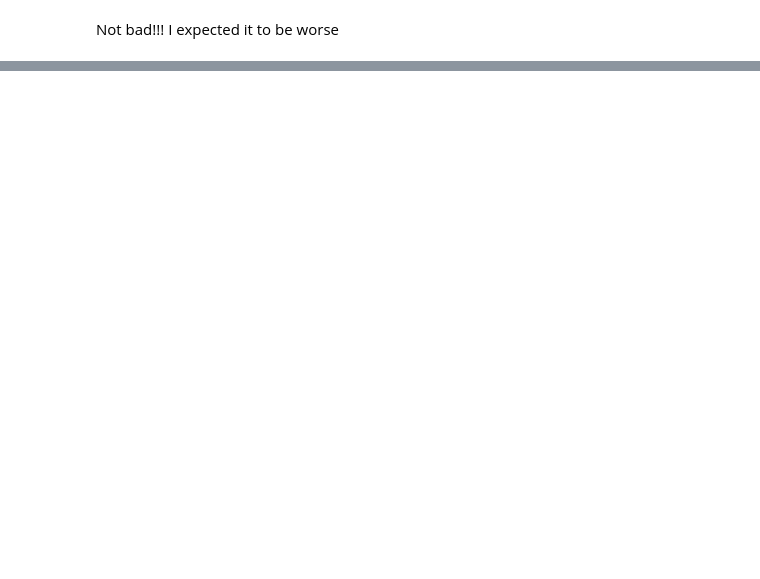
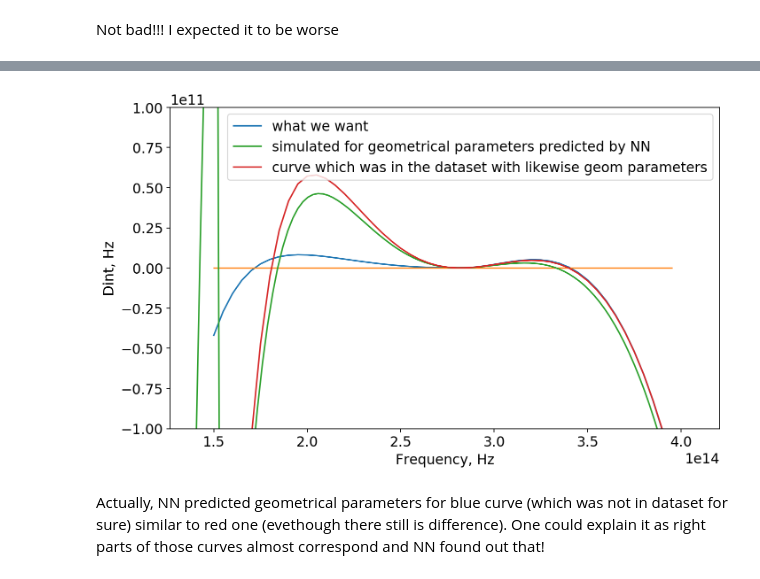
Before and after one commit to akarazeev/REDE, a Jupyter notebook: main_keras_realization.ipynb, the cells around one changed output, grey strips where cells are left out. Cells and saved outputs as stored; diff of their text form; code cells hidden in the pictures; blank space fills up the shorter version.

```diff
--- a/main_keras_realization.ipynb
+++ b/main_keras_realization.ipynb
@@ -489,0 +501,17 @@ Not bad!!! I expected it to be worse
+# %%
+plt.figure(num=None, figsize=(10, 6), dpi=80, facecolor='w', edgecolor='k')
+plt.plot(freq_grid,Dint_probe,label='what we want')
+plt.plot(freq_grid,np.zeros(freq_grid.shape))
+plt.plot(freq_sim, Dint_simulated,label='simulated for geometrical parameters predicted by NN')
+
+plt.plot(freq_grid,Dint[568], label='curve which was in the dataset with likewise geom parameters')
+
+plt.ylim([-1e11,1e11])
+plt.xlabel('Frequency, Hz')
+plt.ylabel('Dint, Hz')
+plt.legend()
+plt.show()
+# %% [output]
+[figure, added]
+# %% [markdown]
+Actually, NN predicted geometrical parameters for blue curve (which was not in dataset for sure) similar to red one (evethough there still is difference). One could explain it as right parts of those curves almost correspond and NN found out that!
```
Also changed, not shown: parts of 5 cells of this notebook.
